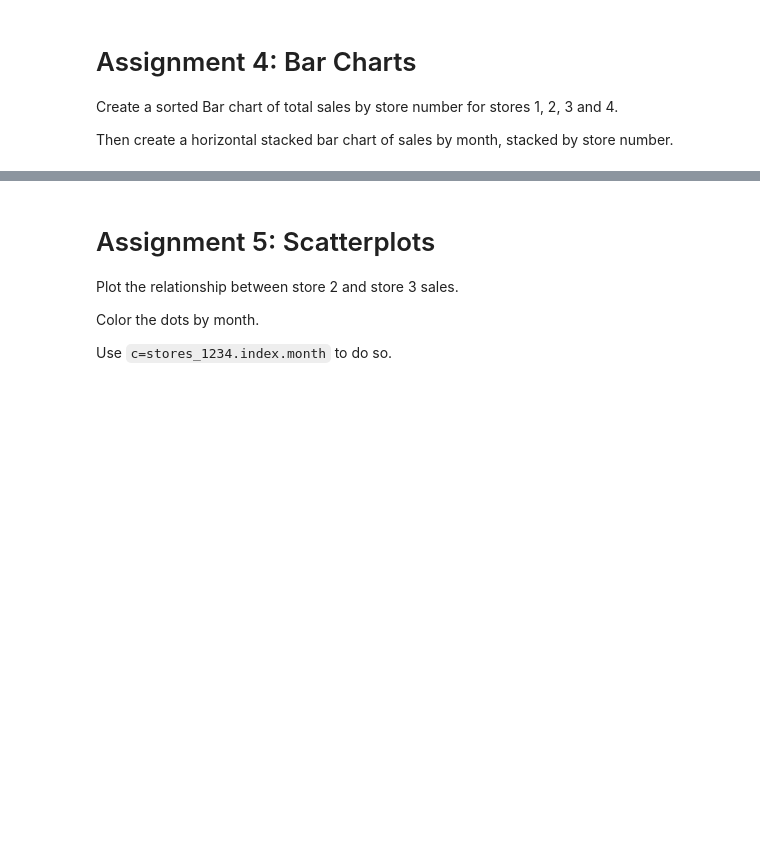
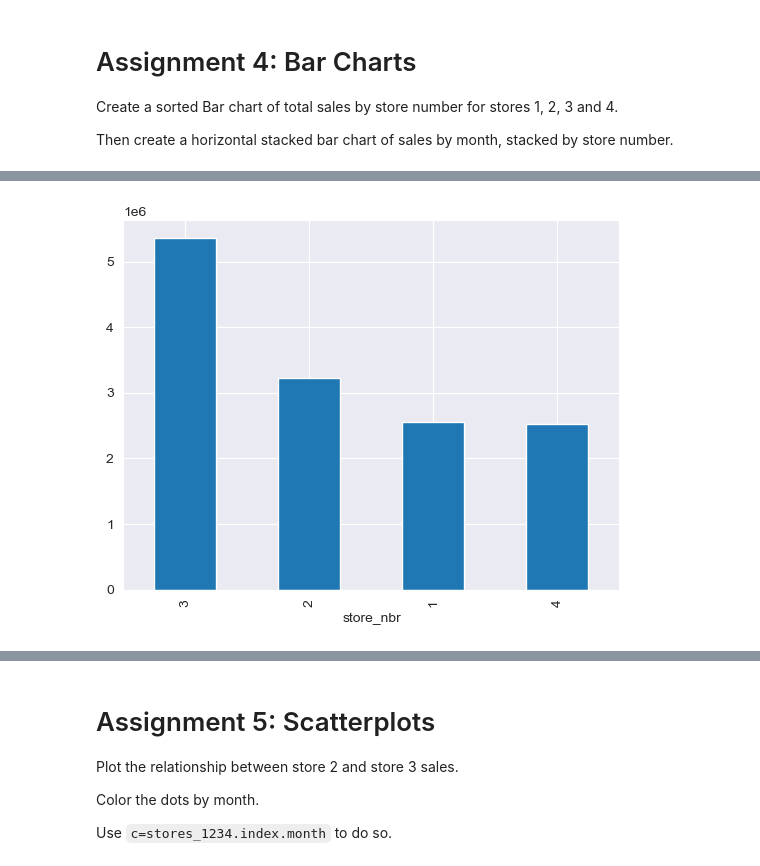
Before and after one commit to atsianis/DataVizMatplotlib, a Jupyter notebook: section05_data_viz.ipynb, the cells around one changed output, grey strips where cells are left out. Saved outputs shown, nothing was run; the diff lists cells and outputs as text; code cells hidden in the pictures; blank space fills up the shorter version.

Commit message:
bar charts

```diff
--- a/section05_data_viz.ipynb
+++ b/section05_data_viz.ipynb
@@ -138,6 +138,6 @@ Then create a horizontal stacked bar chart of sales by month, stacked by store n
 # %%
 # convert dates to datetime64
 
-stores_1234.index = stores_1234.index.astype("datetime64[ns]")
+pivot_trans.index = pivot_trans.index.astype("datetime64[ns]")
 
-stores_1234
+pivot_trans
@@ -144,2 +159,5 @@ stores_1234
 # %%
 # stores_1234.index.month will allow you to groupby the month! You can also slice it.
+pivot_trans.sum().sort_values(ascending=False).plot.bar();
+# %% [output]
+[figure, added]
```
Also changed, not shown: parts of 3 cells of this notebook.
